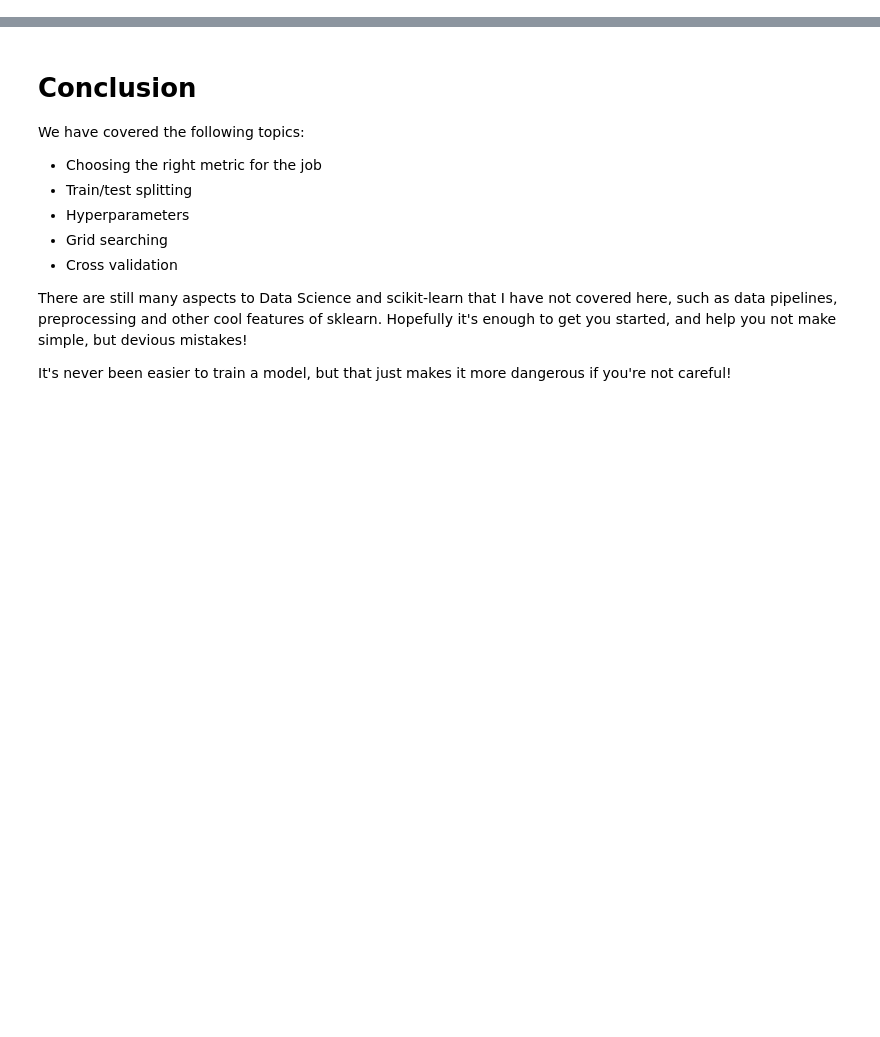
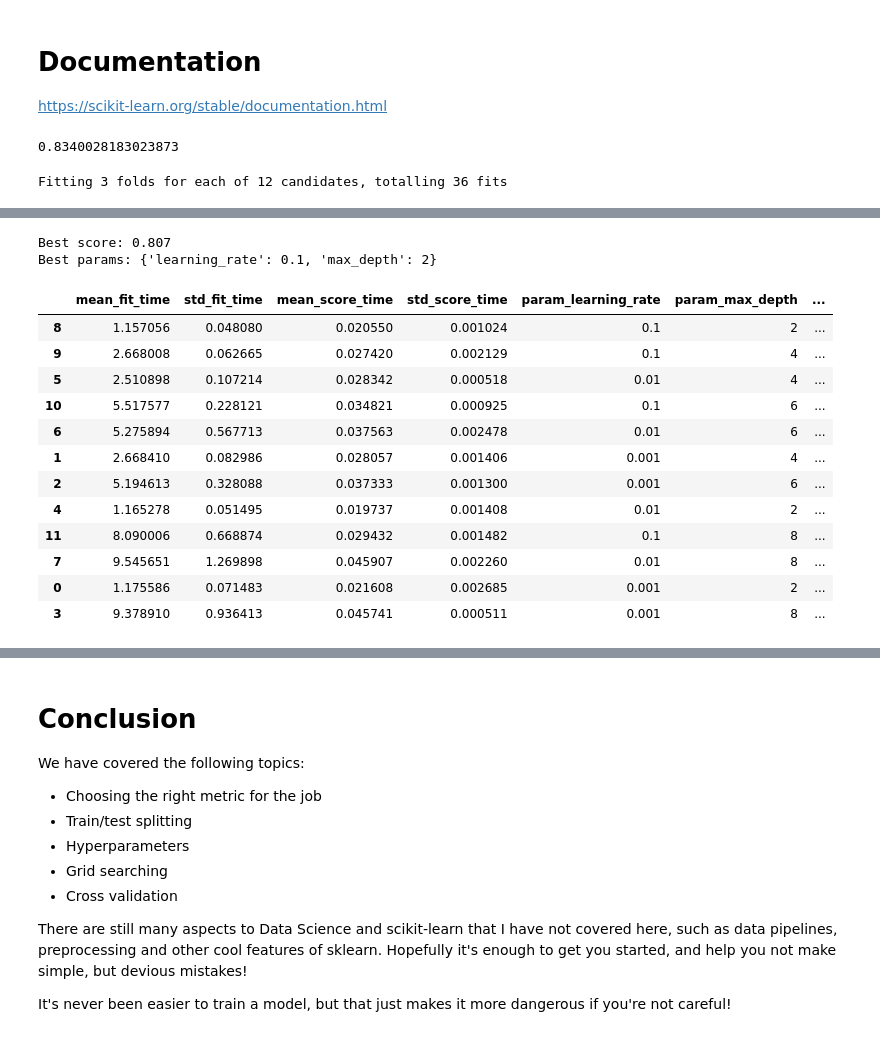
Before and after one commit to andersbogsnes/sklearn_tutorial, a Jupyter notebook: Travel Insurance Presentation.ipynb, the cells around one changed output, grey strips where cells are left out. Saved outputs shown, nothing was run; the diff lists cells and outputs as text; code cells hidden in the pictures; blank space fills up the shorter version.

```diff
--- a/Travel Insurance Presentation.ipynb
+++ b/Travel Insurance Presentation.ipynb
@@ -44,0 +126,19 @@ df = pd.read_csv('data/travel insurance.csv')
+# %%
+# %load snippets/all_the_models.py
+# Import some more models to try
+from sklearn.ensemble import GradientBoostingClassifier, RandomForestClassifier
+from sklearn.naive_bayes import GaussianNB
+from sklearn.dummy import DummyClassifier
+from sklearn.neighbors import KNeighborsClassifier
+from collections import defaultdict
+
+# Instantiate all the models we want to try
+models = [LogisticRegression(), GradientBoostingClassifier(), GaussianNB(), RandomForestClassifier(), KNeighborsClassifier(), DummyClassifier()]
+
+results = {} # Setup a dictionary to save our results
+for model in models: # Iterate over our models
+    model_name = model.__class__.__name__ # Get the model name
+    model.fit(train_x, train_y) # Fit the model
+    pred_proba = model.predict_proba(test_x)[:, 1] # Get probability of class 1
+    results[model_name] = roc_auc_score(test_y, pred_proba) # Calculate ROC AUC score
+pd.Series(results).sort_values(ascending=False) # Convert to Series for sorting and prettyprinting
@@ -44,0 +153,32 @@ df = pd.read_csv('data/travel insurance.csv')
+# %% [markdown]
+# Documentation
+https://scikit-learn.org/stable/documentation.html
+# %%
+# %load snippets/different_parameters.py
+gb = GradientBoostingClassifier(max_depth=5)
+
+gb.fit(train_x, train_y)
+
+pred_proba = gb.predict_proba(test_x)[:, 1]
+roc_auc_score(test_y, pred_proba)
+# %% [output]
+0.8340028183023873
+# %%
+# %load snippets/gridsearch.py
+from sklearn.model_selection import GridSearchCV
+
+param_grid = {'learning_rate': [0.001, 0.01, 0.1], 'max_depth': [2, 4, 6, 8]} # Choose the parameters I want to tune and what values to try
+
+grid = GridSearchCV(GradientBoostingClassifier(n_estimators=40), # setting n_estimators low to make it go a bit faster
+                    param_grid=param_grid, # Our search space - 4 * 3 = 12 models
+                    n_jobs=4, # Simple parallelization
+                    verbose=1, # Get some text output
+                    scoring='roc_auc') # What scoring function to use to compare models
+
+grid.fit(train_x, train_y) # Train all combinations of parameters
+
+print(f"Best score: {grid.best_score_:.3f}") # Get the score of the best-scoring model
+print(f"Best params: {grid.best_params_}") # Get the params of the best-scoring model
+pd.DataFrame(grid.cv_results_).sort_values(by='rank_test_score') # Pretty print our results
+# %% [output]
+Fitting 3 folds for each of 12 candidates, totalling 36 fits
@@ -44,0 +187,15 @@ df = pd.read_csv('data/travel insurance.csv')
+Best score: 0.807
+Best params: {'learning_rate': 0.1, 'max_depth': 2}
+|  | mean_fit_time | std_fit_time | mean_score_time | std_score_time | param_learning_rate | param_max_depth | ... |
+| 8 | 1.157056 | 0.048080 | 0.020550 | 0.001024 | 0.1 | 2 | ... |
+| 9 | 2.668008 | 0.062665 | 0.027420 | 0.002129 | 0.1 | 4 | ... |
+| 5 | 2.510898 | 0.107214 | 0.028342 | 0.000518 | 0.01 | 4 | ... |
+| 10 | 5.517577 | 0.228121 | 0.034821 | 0.000925 | 0.1 | 6 | ... |
+| 6 | 5.275894 | 0.567713 | 0.037563 | 0.002478 | 0.01 | 6 | ... |
+| 1 | 2.668410 | 0.082986 | 0.028057 | 0.001406 | 0.001 | 4 | ... |
+| 2 | 5.194613 | 0.328088 | 0.037333 | 0.001300 | 0.001 | 6 | ... |
+| 4 | 1.165278 | 0.051495 | 0.019737 | 0.001408 | 0.01 | 2 | ... |
+| 11 | 8.090006 | 0.668874 | 0.029432 | 0.001482 | 0.1 | 8 | ... |
+| 7 | 9.545651 | 1.269898 | 0.045907 | 0.002260 | 0.01 | 8 | ... |
+| 0 | 1.175586 | 0.071483 | 0.021608 | 0.002685 | 0.001 | 2 | ... |
+| 3 | 9.378910 | 0.936413 | 0.045741 | 0.000511 | 0.001 | 8 | ... |
```
Also changed, not shown: parts of 27 cells of this notebook, 2 other files.
